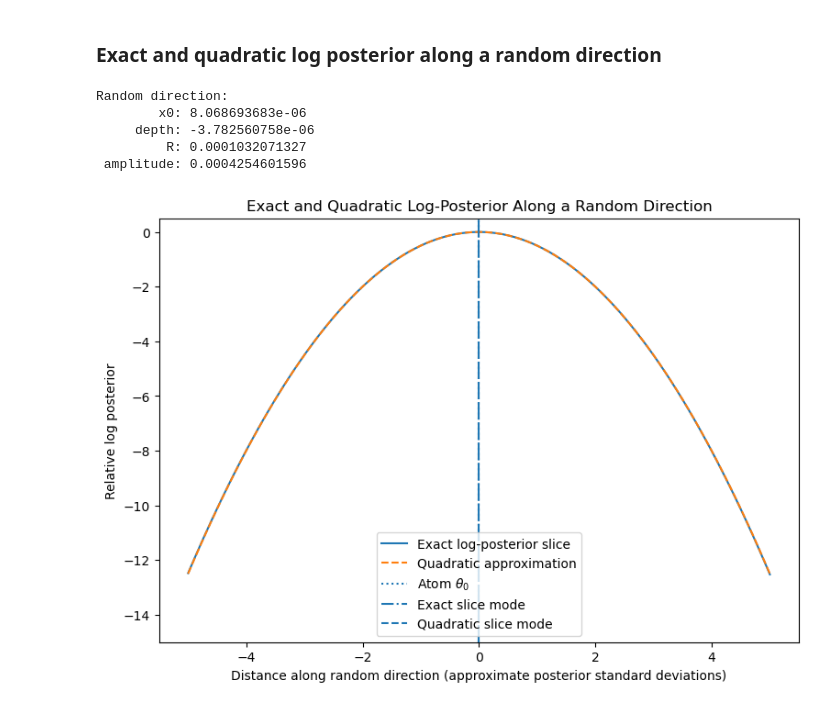
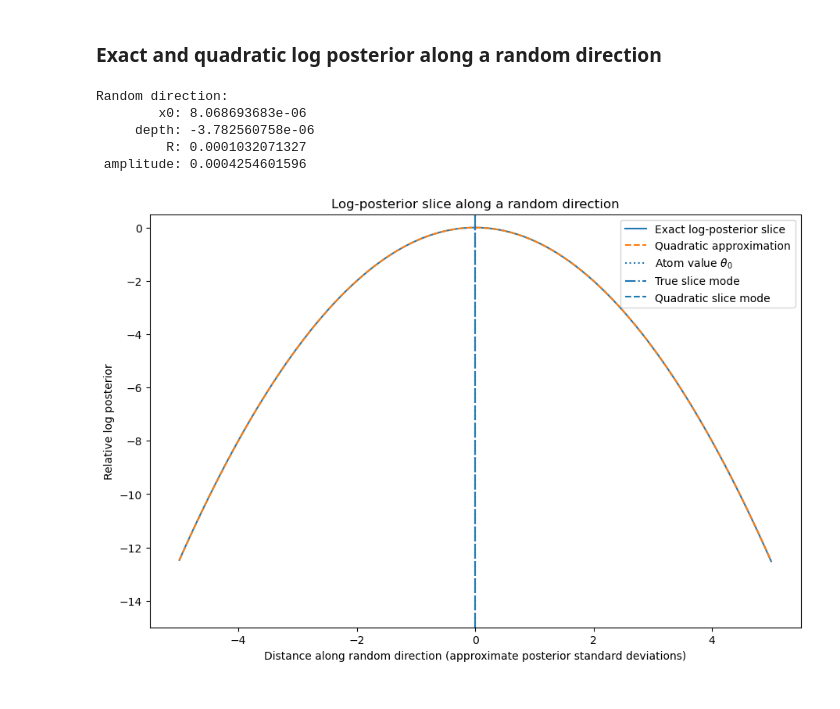
Before and after one commit to stellasrzich/Basin-MCMC, a Jupyter notebook: quadratic_approximation.ipynb, the cells around one changed output. Saved outputs shown, nothing was run; the diff lists cells and outputs as text; code cells hidden in the pictures.

```diff
--- a/quadratic_approximation.ipynb
+++ b/quadratic_approximation.ipynb
@@ -652,7 +652,7 @@ print("Random direction:")
 for name, component in zip(parameter_names, direction):
     print(f"{name:>10}: {component:.10g}")
 
-# Evaluate from -5 to +5 approximate standard deviations.
+# Evaluate from -5 to +5 approximate posterior standard deviations.
 t_values = np.linspace(-5.0, 5.0, 101)
 
 exact_log_values = np.empty_like(t_values)
@@ -675,82 +675,85 @@ for index, t in enumerate(t_values):
         lambda_r,
     )
 
-# Quadratic approximation:
-#
-# q(theta_0 + t*d) - q(theta_0)
-#     = t * g.T @ d - 0.5 * t^2 * d.T @ P @ d.
+# Relative true log-posterior slice.
+relative_log_posterior = (
+    exact_log_values - np.max(exact_log_values)
+)
+
+# Quadratic approximation along the same random direction.
 quadratic_log_values = (
     t_values * (g @ direction)
     - 0.5
+    * (direction @ P @ direction)
     * t_values**2
-    * (direction @ P @ direction)
 )
 
-# Put both curves on the same relative-log scale.
-relative_exact_log_values = (
-    exact_log_values - np.max(exact_log_values)
-)
-
-relative_quadratic_log_values = (
+relative_quadratic_log_posterior = (
     quadratic_log_values - np.max(quadratic_log_values)
 )
 
-exact_mode_t = t_values[np.argmax(exact_log_values)]
+# Modes.
+slice_mode_index = np.argmax(exact_log_values)
+slice_mode = t_values[slice_mode_index]
 
-quadratic_mode_t = (
+quadratic_slice_mode = (
     (g @ direction)
     / (direction @ P @ direction)
 )
 
-plt.figure(figsize=(9, 6))
+# Plot both curves.
+figure, axis = plt.subplots(
+    figsize=(9, 6),
+    constrained_layout=True,
+)
 
-plt.plot(
+axis.plot(
     t_values,
-    relative_exact_log_values,
+    relative_log_posterior,
     label="Exact log-posterior slice",
 )
 
-plt.plot(
+axis.plot(
     t_values,
-    relative_quadratic_log_values,
+    relative_quadratic_log_posterior,
     linestyle="--",
     label="Quadratic approximation",
 )
 
-plt.axvline(
+axis.axvline(
     0.0,
     linestyle=":",
-    label=r"Atom $\theta_0$",
+    label=r"Atom value $\theta_0$",
 )
 
-plt.axvline(
-    exact_mode_t,
+axis.axvline(
+    slice_mode,
     linestyle="-.",
-    label="Exact slice mode",
+    label="True slice mode",
 )
 
-plt.axvline(
-    quadratic_mode_t,
+axis.axvline(
+    quadratic_slice_mode,
     linestyle="--",
     label="Quadratic slice mode",
 )
 
-plt.xlabel(
+axis.set_xlabel(
     "Distance along random direction "
     "(approximate posterior standard deviations)"
 )
-plt.ylabel("Relative log posterior")
-plt.title(
-    "Exact and Quadratic Log-Posterior "
-    "Along a Random Direction"
+axis.set_ylabel("Relative log posterior")
+axis.set_title(
+    "Log-posterior slice along a random direction"
 )
-plt.ylim(-15.0, 0.5)
-plt.legend()
+axis.set_ylim(-15.0, 0.5)
+axis.legend()
+
 plt.show()
 # %% [output]
 Random direction:
         x0: 8.068693683e-06
      depth: -3.782560758e-06
          R: 0.0001032071327
  amplitude: 0.0004254601596
-[figure, old version]
+[figure, new version]
```
Also changed, not shown: parts of 3 cells of this notebook.
